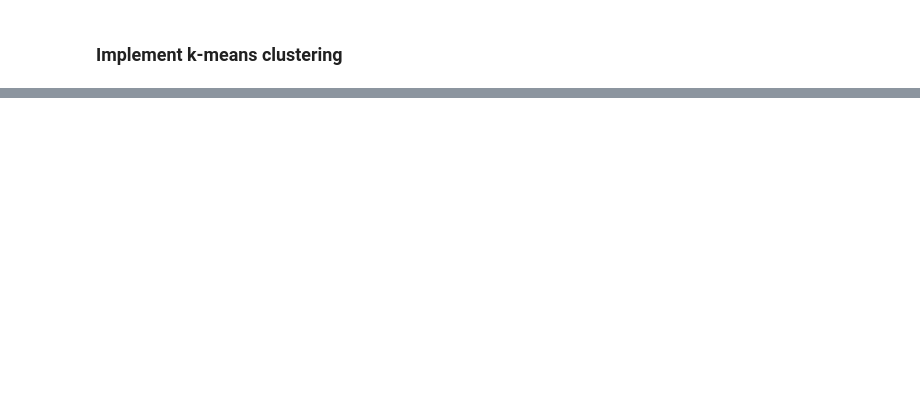
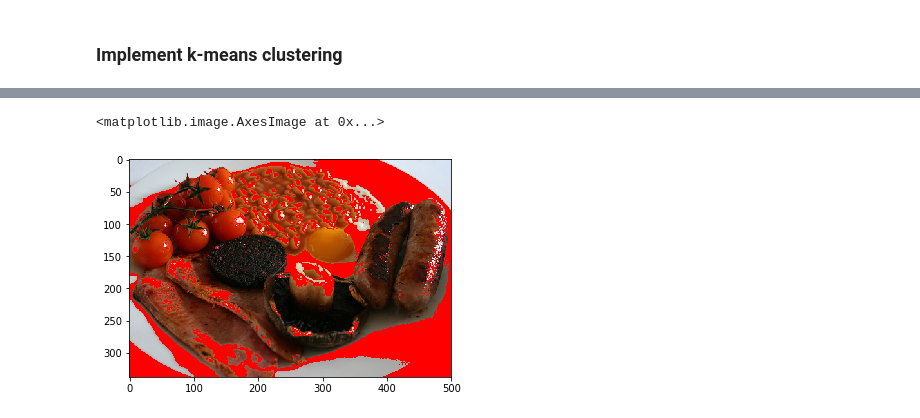
Before and after one commit to riiduan/Kodakone, a Jupyter notebook: segmentation/K-means.ipynb, the cells around one changed output, grey strips where cells are left out. Saved outputs shown, nothing was run; the diff lists cells and outputs as text; code cells hidden in the pictures; blank space fills up the shorter version.

```diff
--- a/segmentation/K-means.ipynb
+++ b/segmentation/K-means.ipynb
@@ -66,0 +87,13 @@ plt.imshow(labels_reshape==0, cmap='gray')
+# %%
+#mask an image segment by cluster
+
+
+
+masked_beans = np.copy(image)
+# turn the mask red!
+masked_beans[copyCluster == 0] = [255, 0, 0]
+
+plt.imshow(masked_beans)
+# %% [output]
+<matplotlib.image.AxesImage at 0x...>
+[figure, added]
```
Also changed, not shown: parts of 26 cells of this notebook, 13 other files.
